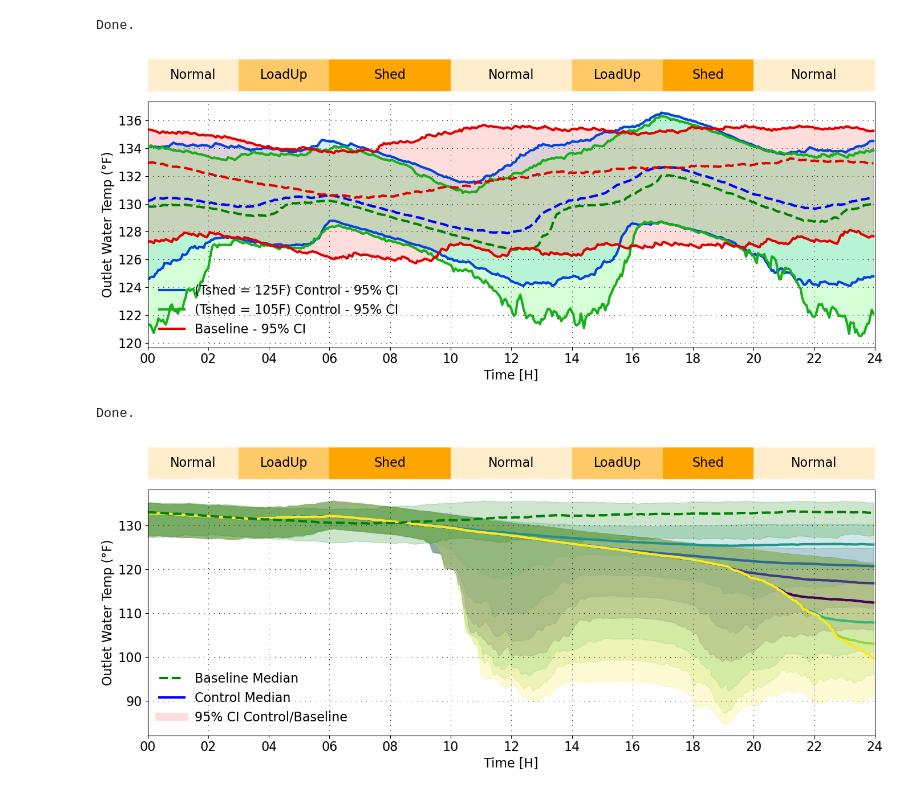
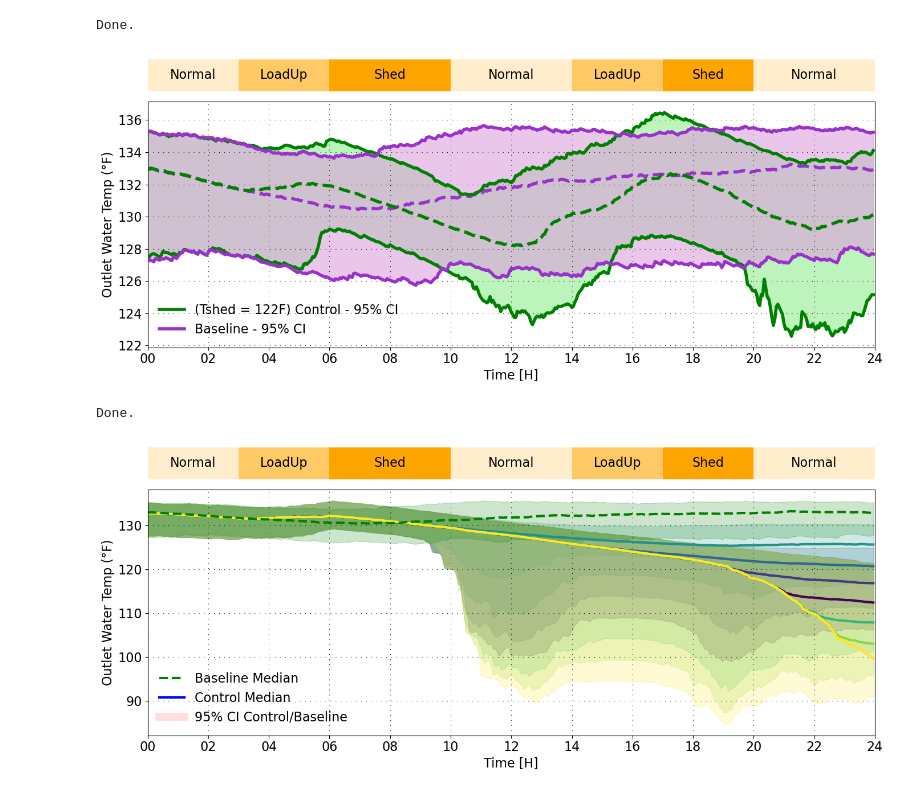
Before and after one commit to PortlandStatePowerLab/OCHRE_Run_Scripts, a Jupyter notebook: X2_PlotViolin.ipynb, the cells around one changed output. Saved outputs shown, nothing was run; the diff lists cells and outputs as text; code cells hidden in the pictures.

```diff
--- a/X2_PlotViolin.ipynb
+++ b/X2_PlotViolin.ipynb
@@ -627,8 +627,8 @@ import os
 A = 16
 
 BASELINE_PARQUET = r"C:\Users\danap\OCHRE_Working\180113_1_3_BaselineLoad_Control.parquet"
-CONTROL_PARQUET  = r"C:\Users\danap\OCHRE_Working\180113_1_3_EnergyShed_125_Control.parquet"
-CONTROL_PARQUET2 = r"C:\Users\danap\OCHRE_Working\180113_1_3_EnergyShed_105_Control.parquet"
+CONTROL_PARQUET  = r"C:\Users\danap\OCHRE_Working\180113_1_3_EnergyShed122_Control.parquet"
+CONTROL_PARQUET2 = r"C:\Users\danap\OCHRE_Working\180113_1_3_EnergyShed122_Control.parquet"
 
 TIME_COL = "Time"
 HOME_COL = "Home"
@@ -704,6 +704,8 @@ hours_base = (df_base_ts[TIME_COL] - df_base_ts[TIME_COL].iloc[0]).dt.total_seco
 # ----------------- CREATE FIGURE -----------------
 fig, (ax_bar, ax_ts) = plt.subplots(2,1, figsize=(14,6), gridspec_kw={'height_ratios':[1,7]}, sharex=True)
 
+fig.subplots_adjust(hspace=0.05)
+
 # ----------------- TOP HORIZONTAL PERIOD BARS -----------------
 labels = ['']  # dummy, single row
 data = np.array([period_lengths])  # 2D array for barh
@@ -722,51 +724,76 @@ ax_bar.axis('off')
 ax_bar.set_xlim(0, sum(period_lengths))
 
 # ----------------- PLOT CONTROL AND BASELINE CURVES -----------------
-# Control percentiles
-ax_ts.plot(hours_ctrl, df_ctrl_ts['P2_5'], linestyle='-', color='xkcd:blue', label='(Tshed = 125F) Control - 95% CI', zorder=5, linewidth=3)
-ax_ts.plot(hours_ctrl, df_ctrl_ts['P97_5'], linestyle='-', color='xkcd:blue', zorder=5, linewidth=3)
-ax_ts.fill_between(hours_ctrl, df_ctrl_ts['P2_5'], df_ctrl_ts['P97_5'], color='xkcd:lightblue', alpha=0.3)
-ax_ts.plot(hours_ctrl, df_ctrl_ts['Median'], linestyle='--', color='blue', zorder=10, linewidth=3)
+# # Control percentiles
+# ax_ts.plot(hours_ctrl, df_ctrl_ts['P2_5'], linestyle='-', color='xkcd:blue', label='(Tshed = 125F) Control - 95% CI', zorder=5, linewidth=3)
+# ax_ts.plot(hours_ctrl, df_ctrl_ts['P97_5'], linestyle='-', color='xkcd:blue', zorder=5, linewidth=3)
+# ax_ts.fill_between(hours_ctrl, df_ctrl_ts['P2_5'], df_ctrl_ts['P97_5'], color='xkcd:lightblue', alpha=0.3)
+# ax_ts.plot(hours_ctrl, df_ctrl_ts['Median'], linestyle='--', color='blue', zorder=10, linewidth=3)
+
+# # Control2 percentiles
+# ax_ts.plot(hours_ctrl2, df_ctrl2_ts['P2_5'], linestyle='-', color='xkcd:green', label='(Tshed = 105F) Control - 95% CI', zorder=5, linewidth=3)
+# ax_ts.plot(hours_ctrl2, df_ctrl2_ts['P97_5'], linestyle='-', color='xkcd:green', zorder=5, linewidth=3)
+# ax_ts.fill_between(hours_ctrl2, df_ctrl2_ts['P2_5'], df_ctrl2_ts['P97_5'], color='xkcd:lightgreen', alpha=0.3)
+# ax_ts.plot(hours_ctrl2, df_ctrl2_ts['Median'], linestyle='--', color='green', zorder=10, linewidth=3)
+
+# # Baseline percentiles
+# ax_ts.plot(hours_base, df_base_ts['P2_5'], linestyle='-', color='xkcd:red', label='Baseline - 95% CI', zorder=10, linewidth=3)
+# ax_ts.plot(hours_base, df_base_ts['P97_5'], linestyle='-', color='xkcd:red', zorder=10, linewidth=3)
+# ax_ts.fill_between(hours_base, df_base_ts['P2_5'], df_base_ts['P97_5'], color='xkcd:coral', alpha=0.2)
+# ax_ts.plot(hours_base, df_base_ts['Median'], linestyle='--', color='xkcd:red',  zorder=15, linewidth=3)
+
+
+# # Control percentiles
+# ax_ts.plot(hours_ctrl, df_ctrl_ts['P2_5'], linestyle='-', color='darkorange', label='(Tshed = 125F) Control - 95% CI', zorder=5, linewidth=4)
+# ax_ts.plot(hours_ctrl, df_ctrl_ts['P97_5'], linestyle='-', color='darkorange', zorder=5, linewidth=4)
+# ax_ts.fill_between(hours_ctrl, df_ctrl_ts['P2_5'], df_ctrl_ts['P97_5'], color='gold', alpha=1)
+# ax_ts.plot(hours_ctrl, df_ctrl_ts['Median'], linestyle='--', color='darkorange', zorder=100, linewidth=4)
 
 # Control2 percentiles
-ax_ts.plot(hours_ctrl2, df_ctrl2_ts['P2_5'], linestyle='-', color='xkcd:green', label='(Tshed = 105F) Control - 95% CI', zorder=5, linewidth=3)
-ax_ts.plot(hours_ctrl2, df_ctrl2_ts['P97_5'], linestyle='-', color='xkcd:green', zorder=5, linewidth=3)
-ax_ts.fill_between(hours_ctrl2, df_ctrl2_ts['P2_5'], df_ctrl2_ts['P97_5'], color='xkcd:lightgreen', alpha=0.3)
-ax_ts.plot(hours_ctrl2, df_ctrl2_ts['Median'], linestyle='--', color='green', zorder=10, linewidth=3)
+ax_ts.plot(hours_ctrl2, df_ctrl2_ts['P2_5'], linestyle='-', color='green', label='(Tshed = 122F) Control - 95% CI', zorder=5, linewidth=4)
+ax_ts.plot(hours_ctrl2, df_ctrl2_ts['P97_5'], linestyle='-', color='green', zorder=5, linewidth=4)
+ax_ts.fill_between(hours_ctrl2, df_ctrl2_ts['P2_5'], df_ctrl2_ts['P97_5'], color='lightgreen', alpha=0.6)
+ax_ts.plot(hours_ctrl2, df_ctrl2_ts['Median'], linestyle='--', color='green', zorder=10, linewidth=4)
 
 # Baseline percentiles
-ax_ts.plot(hours_base, df_base_ts['P2_5'], linestyle='-', color='xkcd:red', label='Baseline - 95% CI', zorder=10, linewidth=3)
-ax_ts.plot(hours_base, df_base_ts['P97_5'], linestyle='-', color='xkcd:red', zorder=10, linewidth=3)
-ax_ts.fill_between(hours_base, df_base_ts['P2_5'], df_base_ts['P97_5'], color='xkcd:coral', alpha=0.2)
-ax_ts.plot(hours_base, df_base_ts['Median'], linestyle='--', color='xkcd:red',  zorder=15, linewidth=3)
+ax_ts.plot(hours_base, df_base_ts['P2_5'], linestyle='-', color='darkorchid', label='Baseline - 95% CI', zorder=10, linewidth=4)
+ax_ts.plot(hours_base, df_base_ts['P97_5'], linestyle='-', color='darkorchid', zorder=10, linewidth=4)
+ax_ts.fill_between(hours_base, df_base_ts['P2_5'], df_base_ts['P97_5'], color='plum', alpha=0.6)
+ax_ts.plot(hours_base, df_base_ts['Median'], linestyle='--', color='darkorchid',  zorder=1, linewidth=4)
+
 
 # ----------------- AXES FORMATTING -----------------
 ax_ts.set_xlim(0,24)
 ax_ts.set_xticks(range(0,25,2))
 ax_ts.set_xticklabels([f"{h:02d}" for h in range(0,25,2)], fontsize=A)
 ax_ts.set_ylabel("Outlet Water Temp (°F)", fontsize=A)
 ax_ts.set_xlabel("Time [H]", fontsize=A)
 ax_ts.tick_params(axis='y', labelsize=A)
 ax_ts.grid(True, linestyle=(0,(1,7)), color='black', linewidth=0.8)
-ax_ts.legend(fontsize=A, loc='lower left', frameon=False)
+ax_ts.legend(
+    fontsize=A,
+    loc='lower left',        # anchor point of the legend
+    bbox_to_anchor=(0.0, 0),  # x, y offset in axes fraction
+    frameon=False
+)
 
 from matplotlib.ticker import FuncFormatter
 
 # After plotting, but before plt.show():
 ax_ts.yaxis.set_major_formatter(FuncFormatter(lambda y, _: f'{int(y)}'))
 
 plt.tight_layout()
 
 
 # ----------------- SAVE -----------------
-FILENAME = "180113_1_3_EnergyShed125105_10DB_95CI.pdf"
+FILENAME = "180113_1_3_EnergyShed122_95CI.pdf"
 filepath = os.path.join(RESULTS_DIR, FILENAME)
-plt.savefig(filepath, format='pdf', bbox_inches='tight', pad_inches=0)
+# plt.savefig(filepath, format='pdf', bbox_inches='tight', pad_inches=0)
 
 plt.show()
 print("Done.")
 # %% [output]
-[figure, old version]
+[figure, new version]
 Done.
 # %%
 # -*- coding: utf-8 -*-
```
Also changed, not shown: parts of 10 cells of this notebook, 5 other files.
